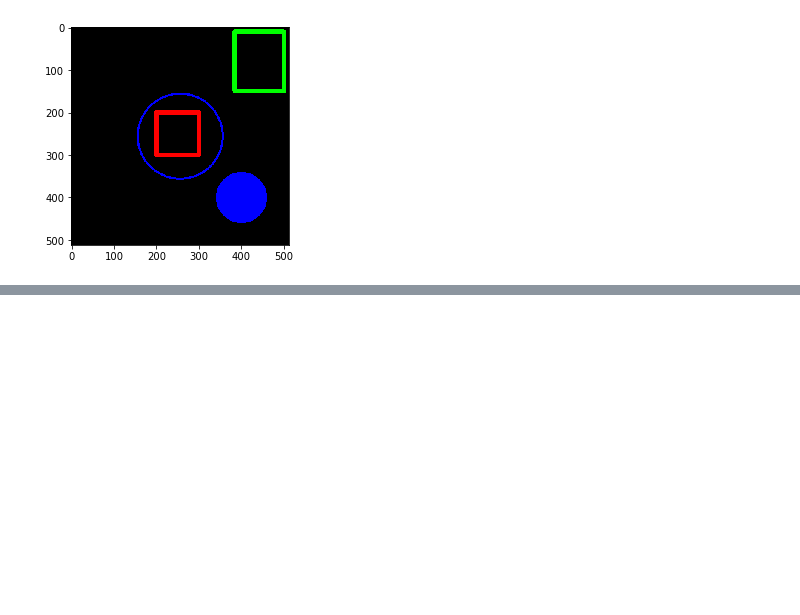
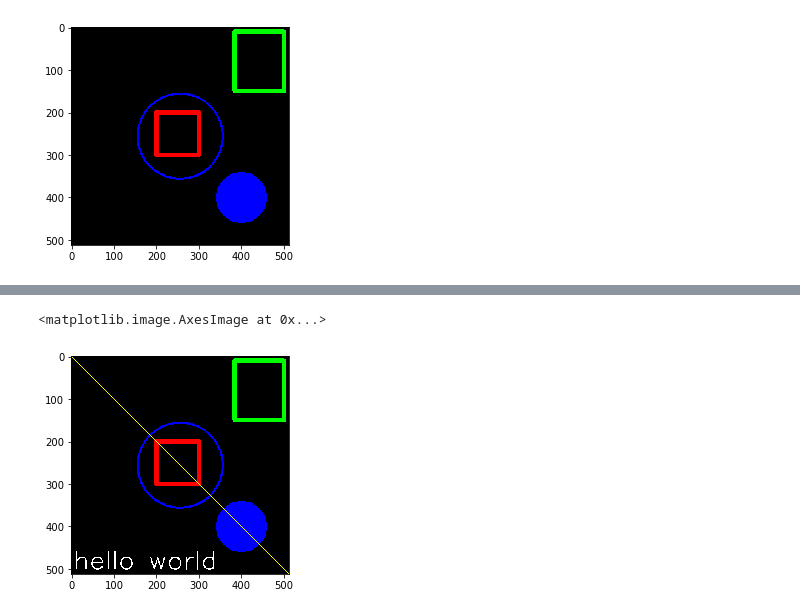
Before and after one commit to yashimwong/computer-vision, a Jupyter notebook: 5-opencv-draw-shape.ipynb, the cells around one changed output, grey strips where cells are left out. Cells and saved outputs as stored; diff of their text form; code cells hidden in the pictures; blank space fills up the shorter version.

```diff
--- a/5-opencv-draw-shape.ipynb
+++ b/5-opencv-draw-shape.ipynb
@@ -143,0 +165,5 @@ plt.imshow(blank_img)
+# %%
+plt.imshow(blank_img)
+# %% [output]
+<matplotlib.image.AxesImage at 0x...>
+[figure, added]
```
Also changed, not shown: parts of 9 cells of this notebook.
